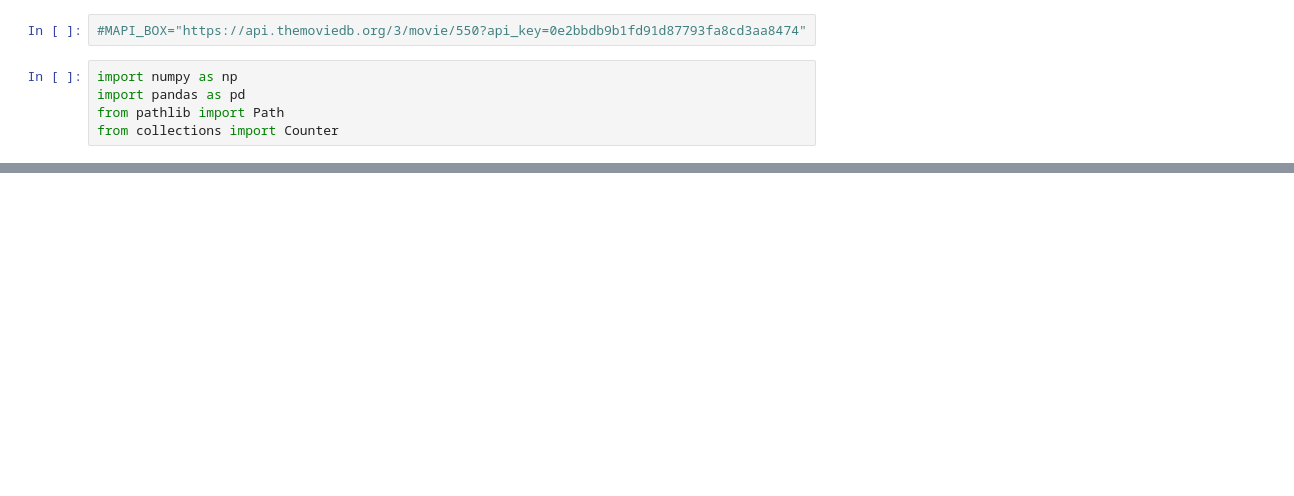
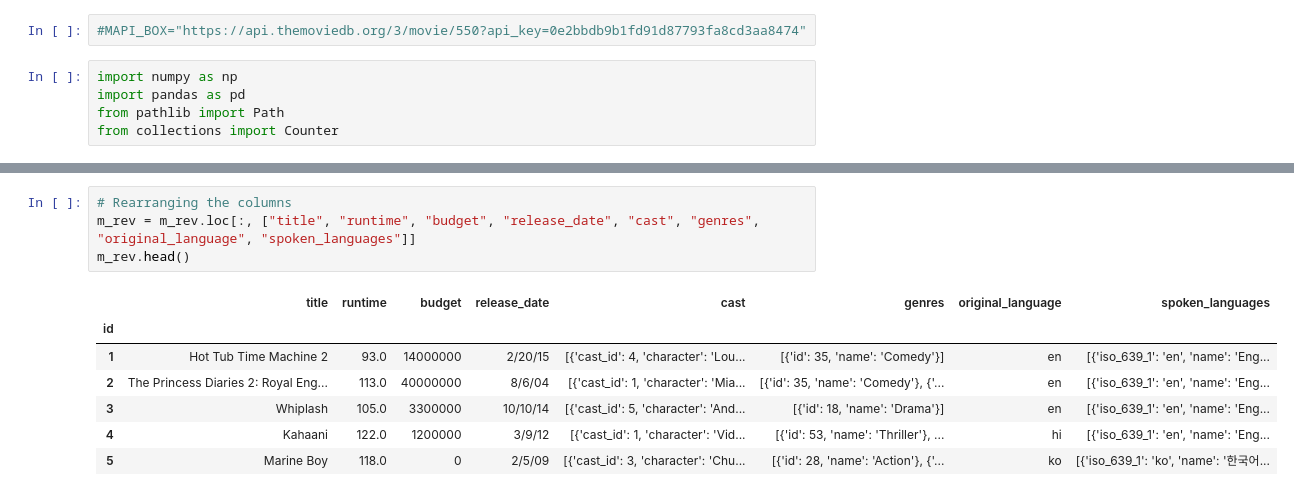
Before and after one commit to nairrekhabr/WorldwideBoxOfficeRevenue, a Jupyter notebook: TMDB_WorldwideBoxOfficeRevenue.ipynb, the cells around one changed output, grey strips where cells are left out. Drawn from its saved outputs; the diff is of its cells as text; blank space fills up the shorter version.

```diff
--- a/TMDB_WorldwideBoxOfficeRevenue.ipynb
+++ b/TMDB_WorldwideBoxOfficeRevenue.ipynb
@@ -29,0 +136,12 @@ AttributeError: 'float' object has no attribute 'split'
+# %%
+# Rearranging the columns
+m_rev = m_rev.loc[:, ["title", "runtime", "budget", "release_date", "cast", "genres", "original_language", "spoken_languages"]]
+m_rev.head()
+# %% [output]
+|  | title | runtime | budget | release_date | cast | genres | original_language | spoken_languages |
+| id |  |  |  |  |  |  |  |  |
+| 1 | Hot Tub Time Machine 2 | 93.0 | 14000000 | 2/20/15 | [{'cast_id': 4, 'character': 'Lou... | [{'id': 35, 'name': 'Comedy'}] | en | [{'iso_639_1': 'en', 'name': 'Eng... |
+| 2 | The Princess Diaries 2: Royal Eng... | 113.0 | 40000000 | 8/6/04 | [{'cast_id': 1, 'character': 'Mia... | [{'id': 35, 'name': 'Comedy'}, {'... | en | [{'iso_639_1': 'en', 'name': 'Eng... |
+| 3 | Whiplash | 105.0 | 3300000 | 10/10/14 | [{'cast_id': 5, 'character': 'And... | [{'id': 18, 'name': 'Drama'}] | en | [{'iso_639_1': 'en', 'name': 'Eng... |
+| 4 | Kahaani | 122.0 | 1200000 | 3/9/12 | [{'cast_id': 1, 'character': 'Vid... | [{'id': 53, 'name': 'Thriller'}, ... | hi | [{'iso_639_1': 'en', 'name': 'Eng... |
+| 5 | Marine Boy | 118.0 | 0 | 2/5/09 | [{'cast_id': 3, 'character': 'Chu... | [{'id': 28, 'name': 'Action'}, {'... | ko | [{'iso_639_1': 'ko', 'name': '한국어... |
```
Also changed, not shown: parts of 10 cells of this notebook.
